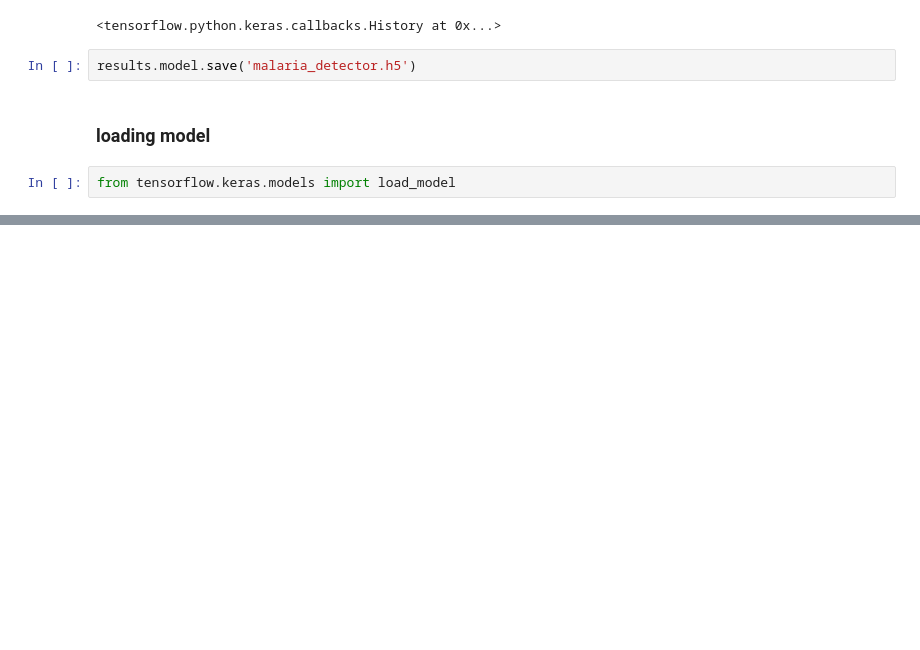
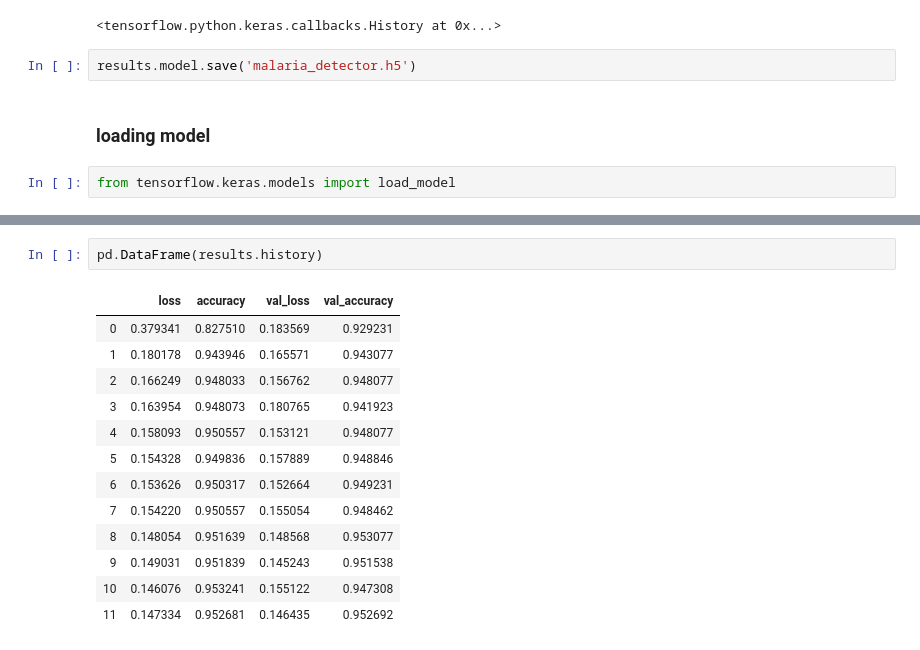
Before and after one commit to kmoh19/DataSCi, a Jupyter notebook: DeepLearn/Keras Image Loader.ipynb, the cells around one changed output, grey strips where cells are left out. Cells and saved outputs as stored; diff of their text form; blank space fills up the shorter version.

```diff
--- a/DeepLearn/Keras Image Loader.ipynb
+++ b/DeepLearn/Keras Image Loader.ipynb
@@ -310,0 +311,16 @@ model.evaluate_generator(test_image_gen)
+# %%
+pd.DataFrame(results.history)
+# %% [output]
+|  | loss | accuracy | val_loss | val_accuracy |
+| 0 | 0.379341 | 0.827510 | 0.183569 | 0.929231 |
+| 1 | 0.180178 | 0.943946 | 0.165571 | 0.943077 |
+| 2 | 0.166249 | 0.948033 | 0.156762 | 0.948077 |
+| 3 | 0.163954 | 0.948073 | 0.180765 | 0.941923 |
+| 4 | 0.158093 | 0.950557 | 0.153121 | 0.948077 |
+| 5 | 0.154328 | 0.949836 | 0.157889 | 0.948846 |
+| 6 | 0.153626 | 0.950317 | 0.152664 | 0.949231 |
+| 7 | 0.154220 | 0.950557 | 0.155054 | 0.948462 |
+| 8 | 0.148054 | 0.951639 | 0.148568 | 0.953077 |
+| 9 | 0.149031 | 0.951839 | 0.145243 | 0.951538 |
+| 10 | 0.146076 | 0.953241 | 0.155122 | 0.947308 |
+| 11 | 0.147334 | 0.952681 | 0.146435 | 0.952692 |
```
Also changed, not shown: parts of 5 cells of this notebook.
